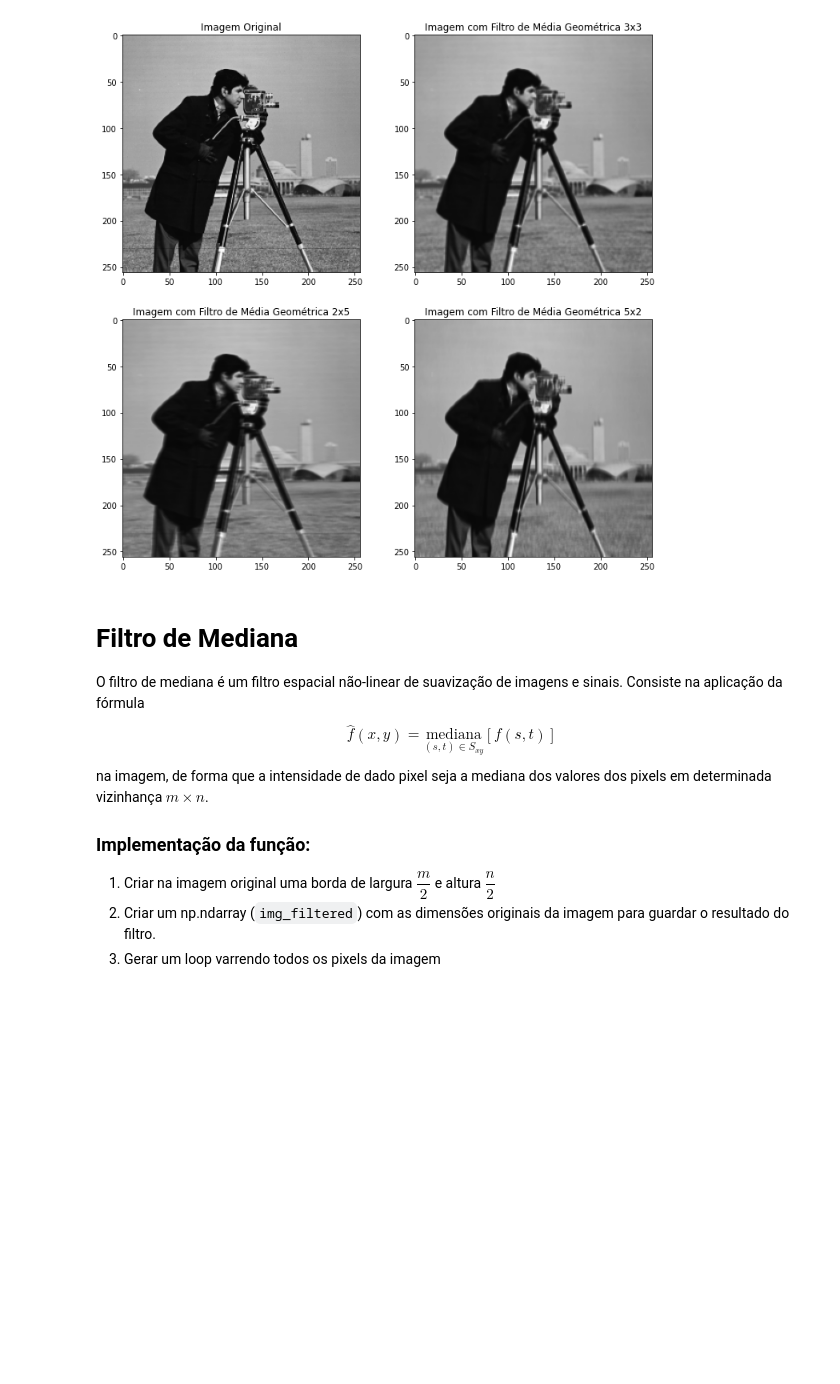
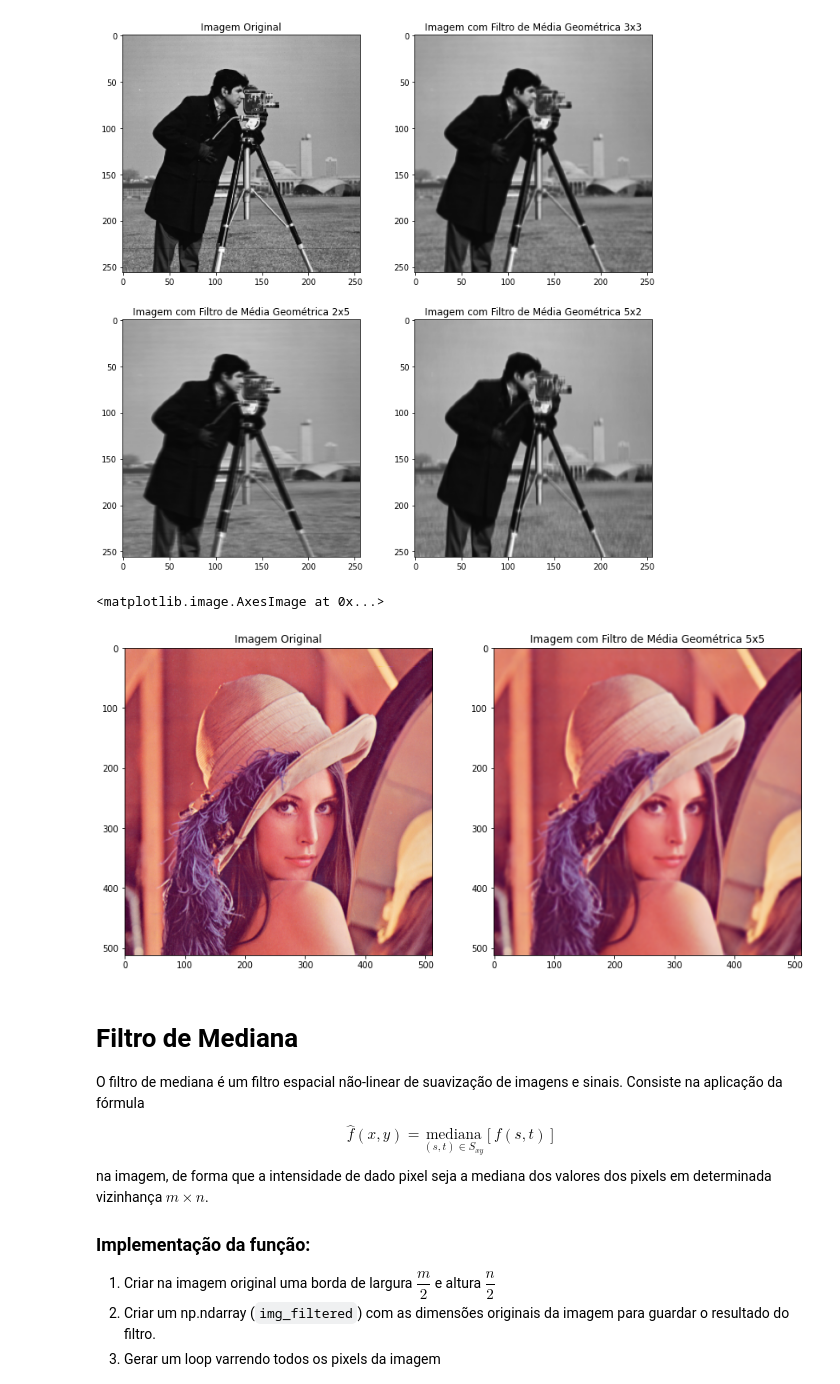
Before and after one commit to joaovicmendes/pdi-trabalho, a Jupyter notebook: Trabalho 1/src/Trabalho 1 – Filtros de Suavização Não Lineares.ipynb, the cells around one changed output. Saved outputs shown, nothing was run; the diff lists cells and outputs as text; code cells hidden in the pictures; blank space fills up the shorter version.

Commit message:
Adicionada imagem colorida no notebook jupyter

```diff
--- a/Trabalho 1/src/Trabalho 1 – Filtros de Suavização Não Lineares.ipynb
+++ b/Trabalho 1/src/Trabalho 1 – Filtros de Suavização Não Lineares.ipynb
@@ -83,6 +83,28 @@ plt.imshow(img_smooth_3, cmap='gray', vmin=0, vmax=255)
 # %% [output]
 <matplotlib.image.AxesImage at 0x...>
 [figure]
+# %%
+# Leitura da imagem
+img = plt.imread('lena_color.tiff')
+
+# Aplicação do filtro de suavização usando média geométrica numa imagem colorida (um canal por vez)
+img_smooth = img.copy()
+img_smooth[:, :, 0] = geometric_mean(img[:,:, 0], m=5, n=5)
+img_smooth[:, :, 1] = geometric_mean(img[:,:, 1], m=5, n=5)
+img_smooth[:, :, 2] = geometric_mean(img[:,:, 2], m=5, n=5)
+# %%
+# Apresentação da imagem original e das geradas com os filtros
+plt.figure(figsize=[14, 7])
+plt.subplot(1, 2, 1)
+plt.title("Imagem Original")
+plt.imshow(img, cmap='gray', vmin=0, vmax=255)
+
+plt.subplot(1, 2, 2)
+plt.title("Imagem com Filtro de Média Geométrica 5x5")
+plt.imshow(img_smooth, cmap='gray', vmin=0, vmax=255)
+# %% [output]
+<matplotlib.image.AxesImage at 0x...>
+[figure, added]
 # %% [markdown]
 # Filtro de Mediana
 
```
Also changed, not shown: parts of 2 cells of this notebook, 1 other file.
